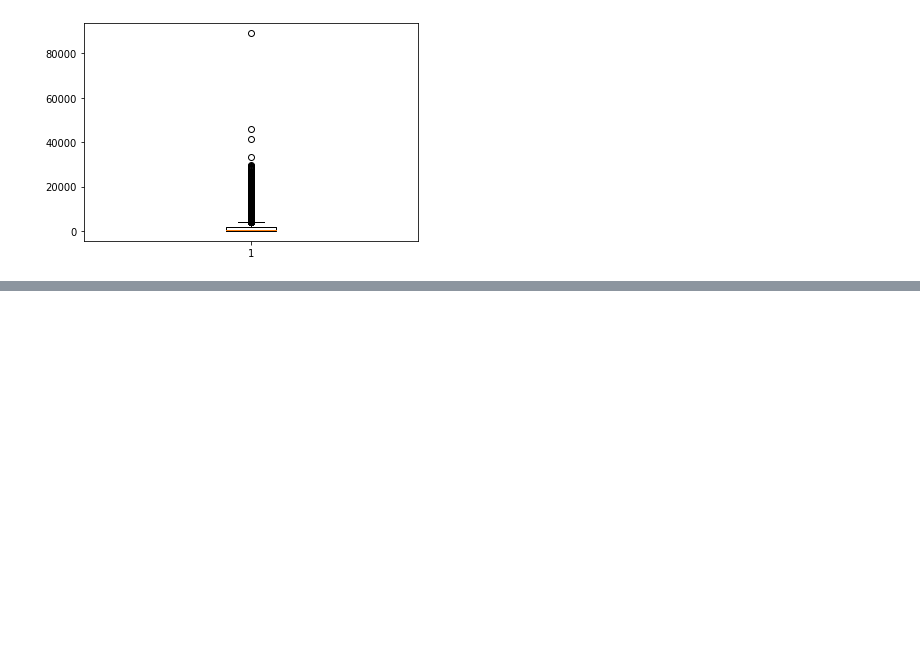
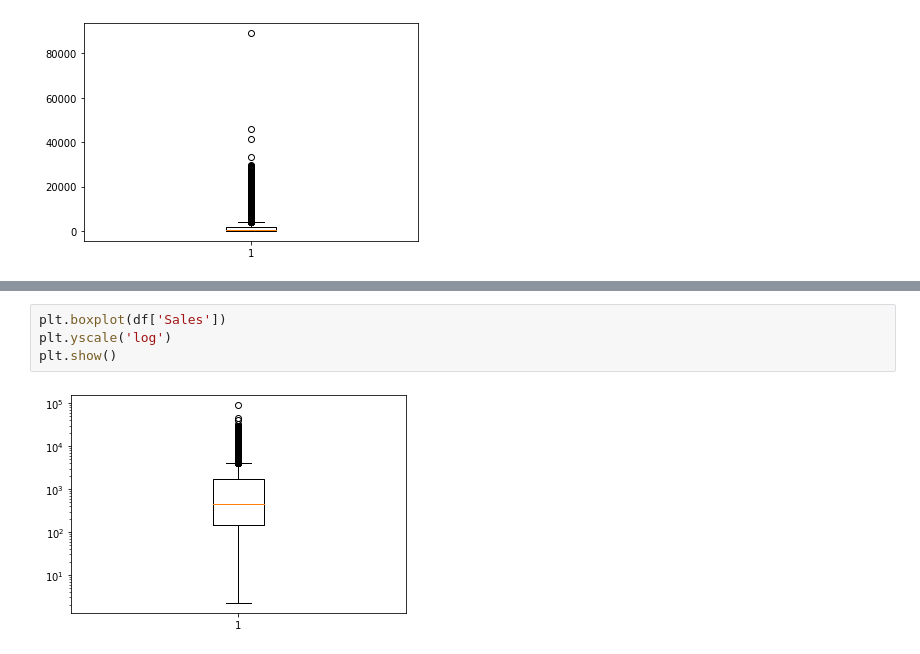
Before and after one commit to ArafatSabbir/Machine-Learning-with-Python-and-R, a Jupyter notebook: Data Visualization.ipynb, the cells around one changed output, grey strips where cells are left out. Drawn from its saved outputs; the diff is of its cells as text; blank space fills up the shorter version.

```diff
--- a/Data Visualization.ipynb
+++ b/Data Visualization.ipynb
@@ -98,0 +111,6 @@ plt.show()
+# %%
+plt.boxplot(df['Sales'])
+plt.yscale('log')
+plt.show()
+# %% [output]
+[figure, added]
```
Also changed, not shown: parts of 1 cell of this notebook.
